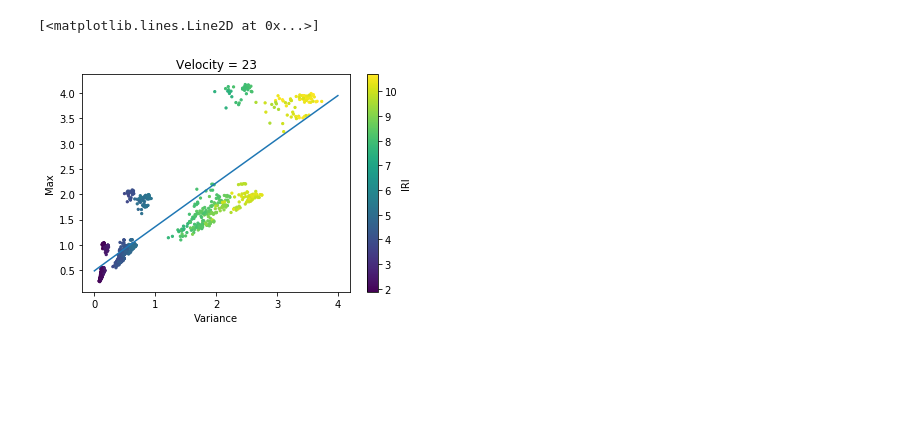
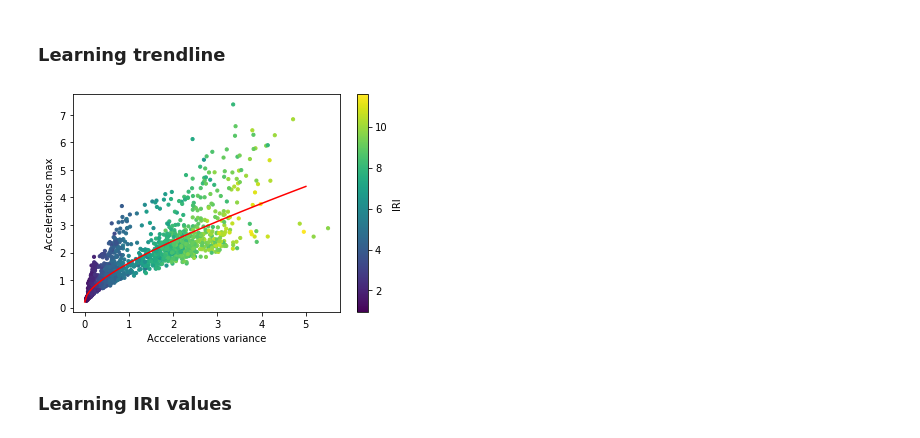
Before and after one commit to gislas3/quartercar, a Jupyter notebook: experiments/Predict_IRI.ipynb, the cells around one changed output. Drawn from its saved outputs; the diff is of its cells as text; code cells hidden in the pictures; blank space fills up the shorter version.

```diff
--- a/experiments/Predict_IRI.ipynb
+++ b/experiments/Predict_IRI.ipynb
@@ -103,5 +40,0 @@ for v in velocities:
-# %%
-vel = df.loc[df['vel'] == 23]
-X = np.concatenate((vel['var'].values[:, np.newaxis], vel['max'].values[:, np.newaxis]), axis = 1)
-scaler = StandardScaler(with_mean=False)
-X = scaler.fit_transform(X)
@@ -121,18 +40,0 @@ cb.set_label('IRI')
-# %%
-X = vel['var']
-y = vel['max']
-X_train, X_test, y_train, y_test = train_test_split(X, y)
-
-X_train = X_train[:, np.newaxis]
-y_train = y_train[:, np.newaxis]
-
-poly_features = PolynomialFeatures(degree=2)
-
-X_train_poly = poly_features.fit_transform(X_train)
-print(X_train_poly.shape)
-poly_model = LinearRegression()
-poly_model.fit(X_train_poly, y_train)
-
-
-line_x = np.linspace(0, 3, 100)[:, np.newaxis]
-line_y = poly_model.predict(poly_features.fit_transform(line_x))
@@ -153,3 +41,5 @@ plt.plot(line_x, line_y)
+# %% [markdown]
+### Learning trendline
 # %%
 def square_root_features(X):
     new = np.hstack((np.ones_like(X), X, np.sqrt(X)))
@@ -171,11 +47,26 @@ line_y_2 = poly_model.predict(square_root_features(line_x))
-# %%
-plt.scatter(X[:, 0], X[:, 1], s = 5, c = vel['iri'])
-plt.xlabel('Variance')
-plt.ylabel('Max')
-plt.title("Velocity = 23")
-cb = plt.colorbar()
-cb.set_label('IRI')
-plt.plot(line_x_2, line_y_2)
-# %% [output]
-[<matplotlib.lines.Line2D at 0x...>]
-[figure, removed]
+# %%
+X = np.concatenate((df['acc_var'].values[:, np.newaxis], df['acc_max'].values[:, np.newaxis]), axis = 1)
+X_train, X_test, y_train, y_test = train_test_split(X, df['IRI'], test_size=0.3, random_state=42)
+# %%
+acc_var = X_train[:, 0][:, np.newaxis]
+acc_max = X_train[:, 1][:, np.newaxis]
+
+acc_var_root = square_root_features(acc_var)
+
+model = LinearRegression()
+model.fit(acc_var_root, acc_max)
+
+line_x = np.linspace(0, 5, 100)[:, np.newaxis]
+line_y = model.predict(square_root_features(line_x))
+
+plt.scatter(X_train[:, 0], X_train[:, 1], c = y_train, s = 10)
+plt.plot(line_x, line_y, c = 'red')
+cb = plt.colorbar()
+cb.set_label('IRI')
+plt.xlabel("Acccelerations variance")
+plt.ylabel("Accelerations max")
+plt.show()
+# %% [output]
+[figure, added]
+# %% [markdown]
+### Learning IRI values
```
Also changed, not shown: parts of 35 cells of this notebook, 1 other file.
